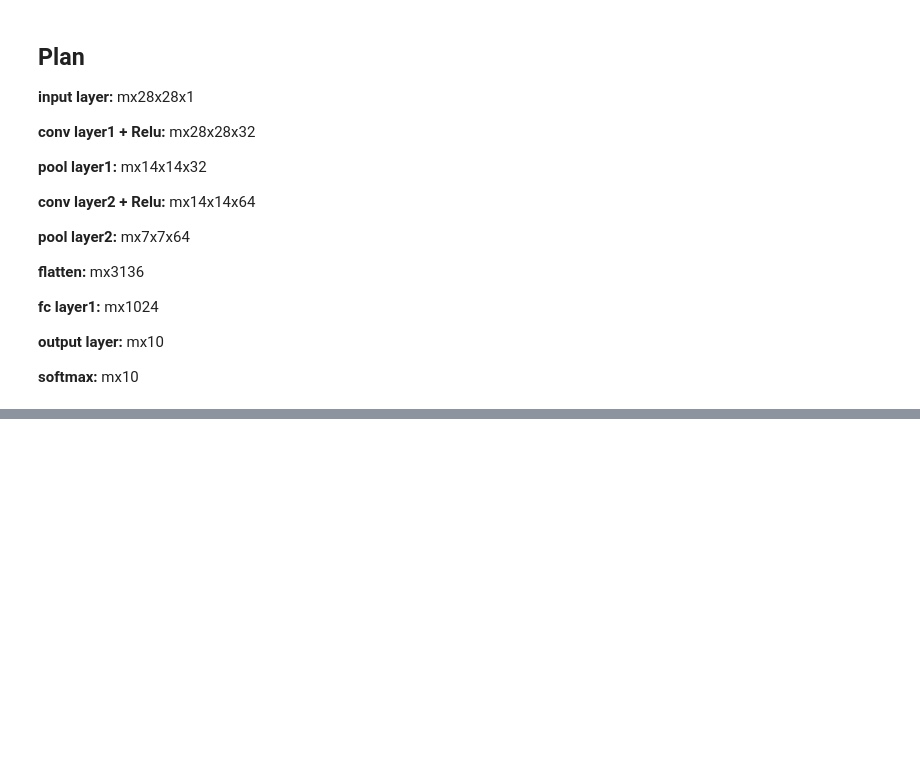
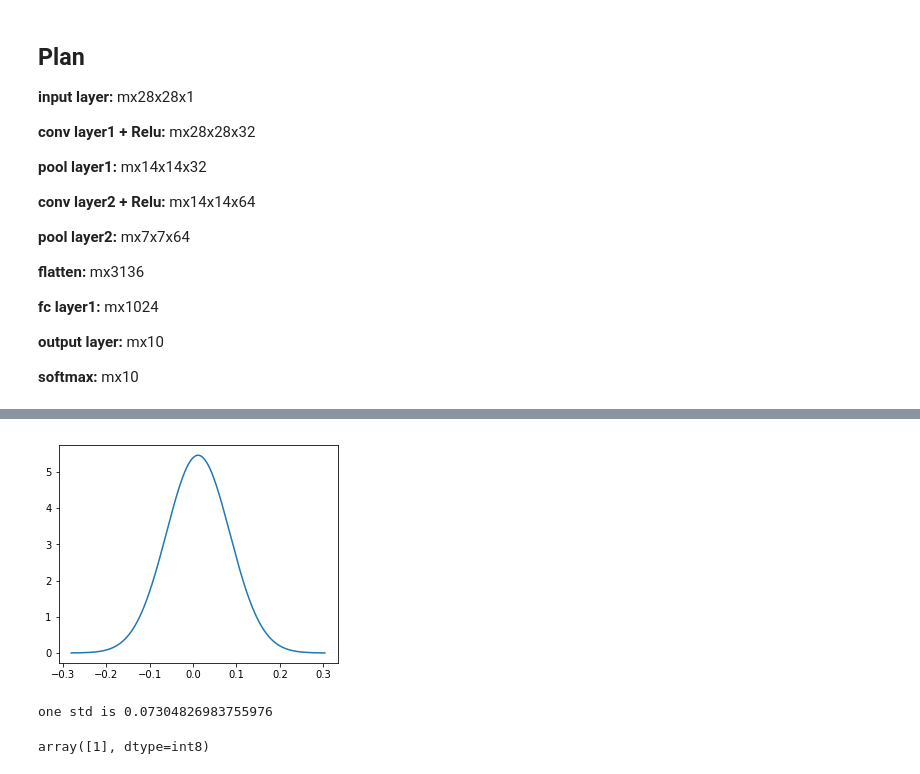
Before and after one commit to wssrcok/DeepLearning, a Jupyter notebook: CNN/MNIST_code/cnn_mnist.ipynb, the cells around one changed output, grey strips where cells are left out. Saved outputs shown, nothing was run; the diff lists cells and outputs as text; code cells hidden in the pictures; blank space fills up the shorter version.

```diff
--- a/CNN/MNIST_code/cnn_mnist.ipynb
+++ b/CNN/MNIST_code/cnn_mnist.ipynb
@@ -223,0 +247,17 @@ np.savetxt("parameters.csv", out, delimiter=",")
+# %%
+out = np.concatenate((conv_grads['dW1'].reshape(-1), conv_grads['db1'].reshape(-1),
+                     conv_grads['dW3'].reshape(-1), conv_grads['db3'].reshape(-1)))
+mu = np.mean(out)
+variance = np.var(out)
+sigma = math.sqrt(variance)
+x = np.linspace(mu - 4 * sigma , mu + 4 * sigma , 1000)
+plt.plot(x,mlab.normpdf(x, mu, sigma))
+plt.show()
+print("one std is",sigma)
+# %% [output]
+[figure, added]
+one std is 0.07304826983755976
+# %%
+np.ceil(np.array([0.5])).astype(np.int8)
+# %% [output]
+array([1], dtype=int8)
```
Also changed, not shown: parts of 7 cells of this notebook, 12 other files.
